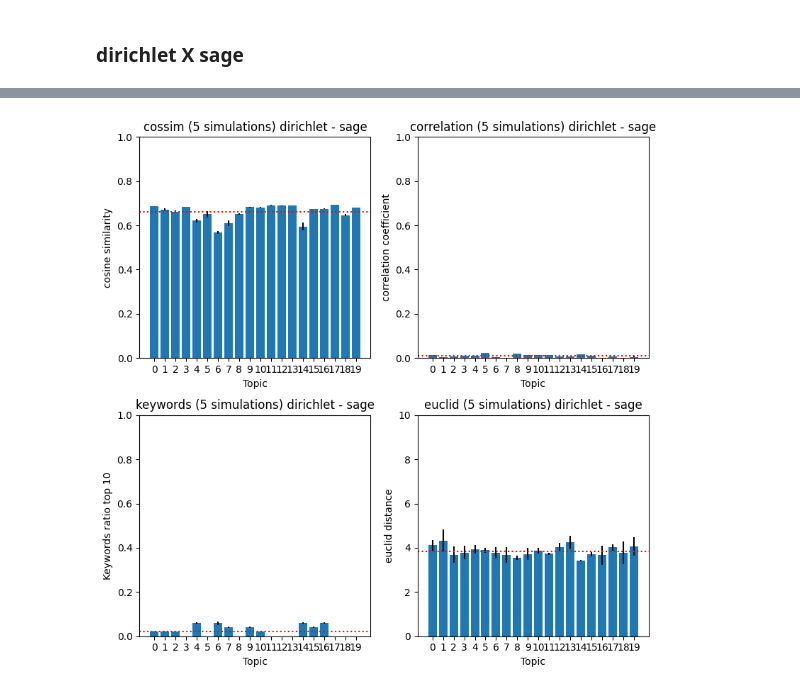
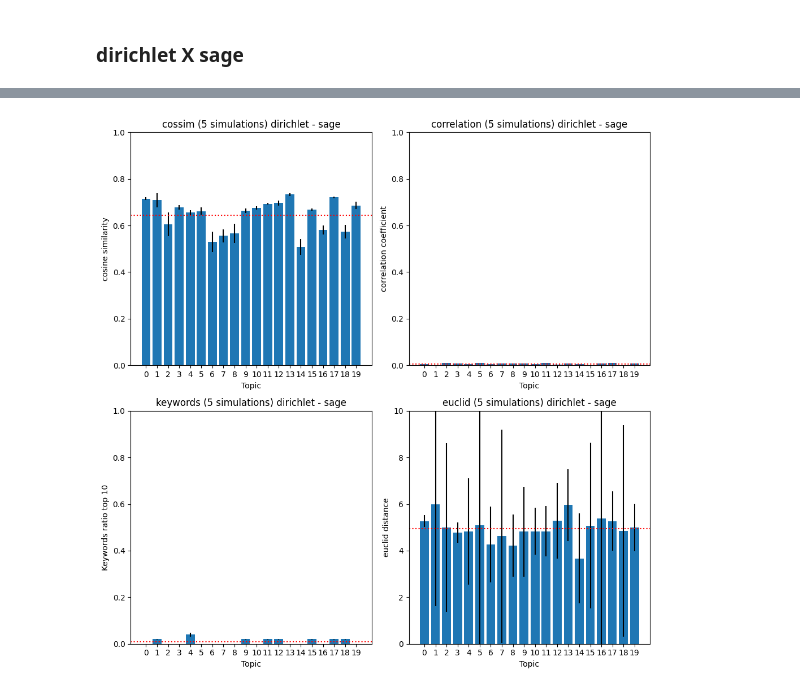
Before and after one commit to benjamin-kohler/generalized_topic_model, a Jupyter notebook: notebooks/simulation_dirichlet_sage.ipynb, the cells around one changed output, grey strips where cells are left out. Cells and saved outputs as stored; diff of their text form; code cells hidden in the pictures.

Commit message:
updated simulation ipynb files

```diff
--- a/notebooks/simulation_dirichlet_sage.ipynb
+++ b/notebooks/simulation_dirichlet_sage.ipynb
@@ -19,7 +19,7 @@ num_simulations = 5
 doc_args = {
     "min_words": 50,
     "max_words": 100,
-    "num_docs": 5000,
+    "num_docs": 10000,
     "voc_size": 1000,
     "num_content_covs": 2,
     "num_prev_covs": 2,
@@ -31,7 +31,9 @@ gtm_model_args = {
     "update_prior": True,
     "doc_topic_prior": "dirichlet",
     "decoder_type": "sage",
-    "decoder_estimate_interactions": False
+    "decoder_estimate_interactions": True,
+    "encoder_hidden_layers":[512,256],
+    "decoder_hidden_layers":[256],
     }
 matching_by = "dot_product"
 
@@ -45,6 +47,7 @@ for i in range(num_simulations):
         decoder_type=gtm_model_args["decoder_type"],
         doc_args=doc_args
         )
+    gtm_model_args["seed"] = i
     s.estimate_distributions(
         is_output=True,
         model_args=gtm_model_args
@@ -66,7 +69,7 @@ for i in range(num_simulations):
         score_dict[score_type].append(score)
 
     print("date:{}".format(datetime.now()))
-    print("finished {}th work".format(i+1))
+    print("finished {}th simulation".format(i+1))
     print("  ")
 
 with open("../data/{}/score_dict_{}_{}_{}.pickle".format(model_type,num_simulations,gtm_model_args["doc_topic_prior"],gtm_model_args["decoder_type"]),"wb") as f:
@@ -160,26 +183,26 @@ finished 5th work
 # %%
-fig = plt.figure(figsize=(8,8),facecolor="white", tight_layout=True)
+fig = plt.figure(figsize=(10,10),facecolor="white", tight_layout=True)
 ax1 = fig.add_subplot(2, 2, 1,xlabel="Topic", ylabel="cosine similarity")
 ax2 = fig.add_subplot(2, 2, 2, xlabel="Topic", ylabel="correlation coefficient")
 ax3 = fig.add_subplot(2, 2, 3, xlabel="Topic", ylabel="Keywords ratio top 10")
 ax4 = fig.add_subplot(2, 2, 4, xlabel="Topic", ylabel="euclid distance")
 score_type_list = ["cossim","correlation","keywords", "euclid"]
 ax_list = [ax1,ax2,ax3,ax4]
 for i,score_type in enumerate(score_type_list):
     df_score_res = pd.DataFrame(score_dict[score_type],columns=["Topic{}".format(i) for i in range(num_topics)])
     x = np.arange(num_topics)
     mean = df_score_res.mean()
     var = df_score_res.var()
     ax_list[i].bar(x, mean, yerr=var)
     ax_list[i].axhline(mean.mean(), color='r', linestyle='dotted')
     if i ==3:
         ax_list[i].set_ylim(0, 10)
     else:
         ax_list[i].set_ylim(0, 1)
     ax_list[i].set_xticks(range(num_topics))
     ax_list[i].set_title("{} ({} simulations) {} - {}".format(score_type_list[i],num_simulations,gtm_model_args["doc_topic_prior"],gtm_model_args["decoder_type"]))
     # plt.savefig("../fig/{}_{}_{}_{}.png".format(model_type,score_type,gtm_model_args["doc_topic_prior"],gtm_model_args["decoder_type"]))
 plt.subplots_adjust(hspace=0.4)
 plt.show()
 # %% [output]
-[figure, old version]
+[figure, new version]
```
Also changed, not shown: parts of 2 cells of this notebook, 1 other file.
